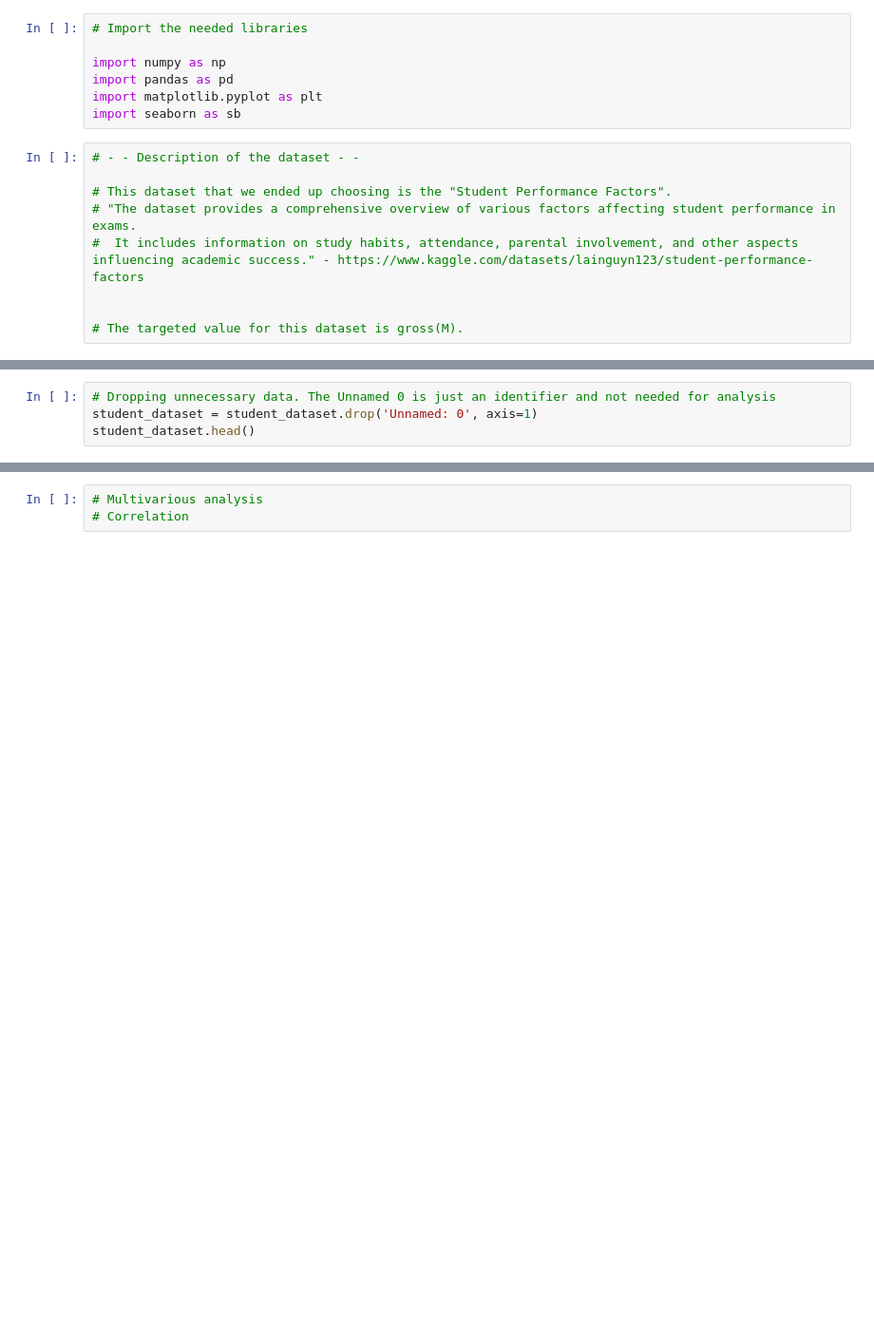
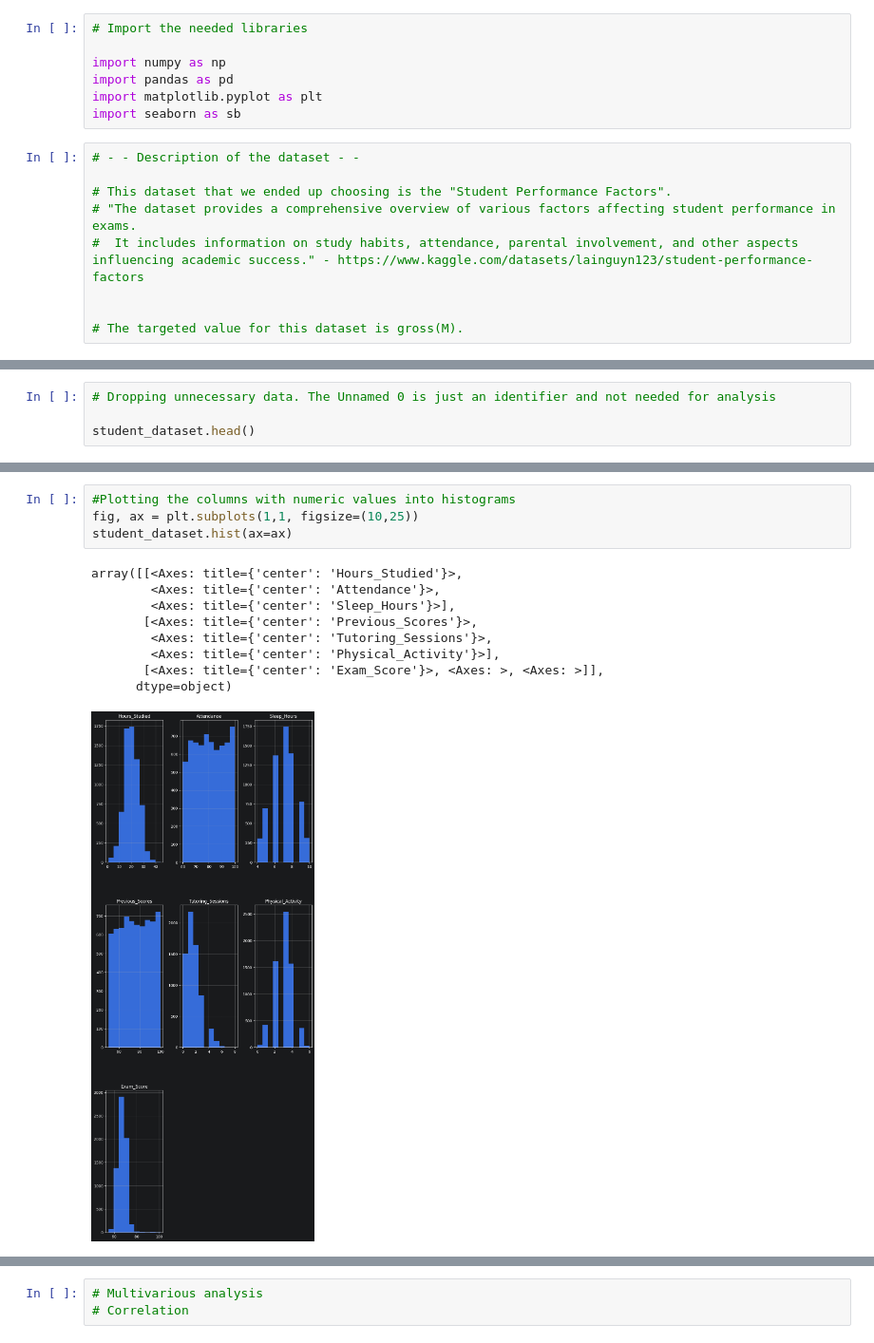
Before and after one commit to Wilbnil/Prakmas-2026, a Jupyter notebook: Oblig 1/Training and Evaluating Baseline Models.ipynb, the cells around one changed output, grey strips where cells are left out. Shown at 95% size. Saved outputs shown, nothing was run; the diff lists cells and outputs as text; blank space fills up the shorter version.

Commit message:
Univariate. Plotting the histogram for the dataset.

```diff
--- a/Oblig 1/Training and Evaluating Baseline Models.ipynb
+++ b/Oblig 1/Training and Evaluating Baseline Models.ipynb
@@ -24,4 +31,4 @@ student_dataset.head()
 # %%
 # Dropping unnecessary data. The Unnamed 0 is just an identifier and not needed for analysis
-student_dataset = student_dataset.drop('Unnamed: 0', axis=1)
+
 student_dataset.head()
@@ -33,0 +84,14 @@ student_dataset.isna().sum()
+# %%
+#Plotting the columns with numeric values into histograms
+fig, ax = plt.subplots(1,1, figsize=(10,25))
+student_dataset.hist(ax=ax)
+# %% [output]
+array([[<Axes: title={'center': 'Hours_Studied'}>,
+        <Axes: title={'center': 'Attendance'}>,
+        <Axes: title={'center': 'Sleep_Hours'}>],
+       [<Axes: title={'center': 'Previous_Scores'}>,
+        <Axes: title={'center': 'Tutoring_Sessions'}>,
+        <Axes: title={'center': 'Physical_Activity'}>],
+       [<Axes: title={'center': 'Exam_Score'}>, <Axes: >, <Axes: >]],
+      dtype=object)
+[figure, added]
```
Also changed, not shown: parts of 5 cells of this notebook.
